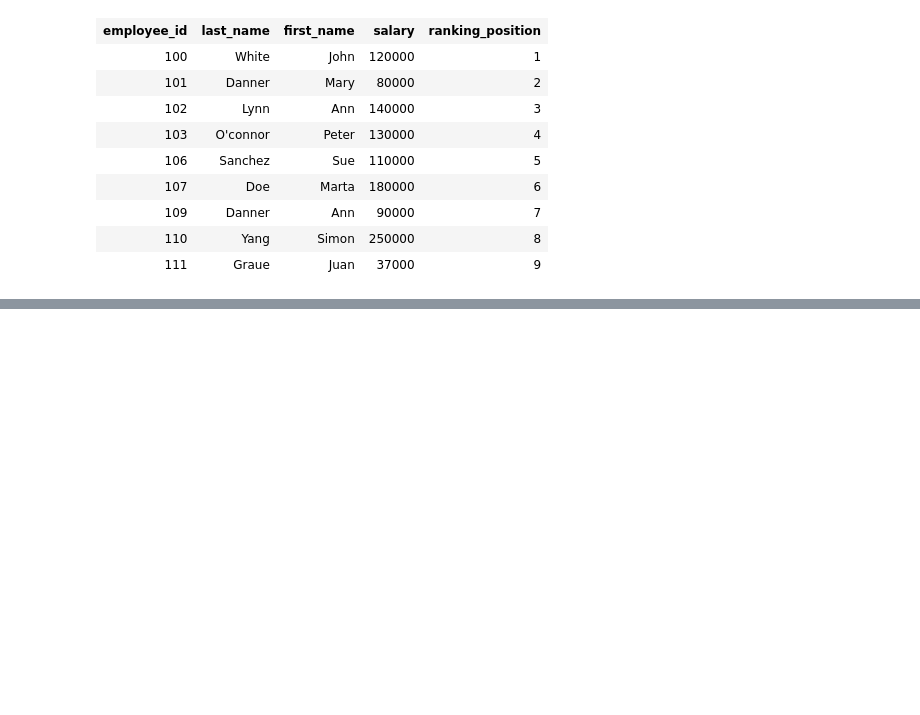
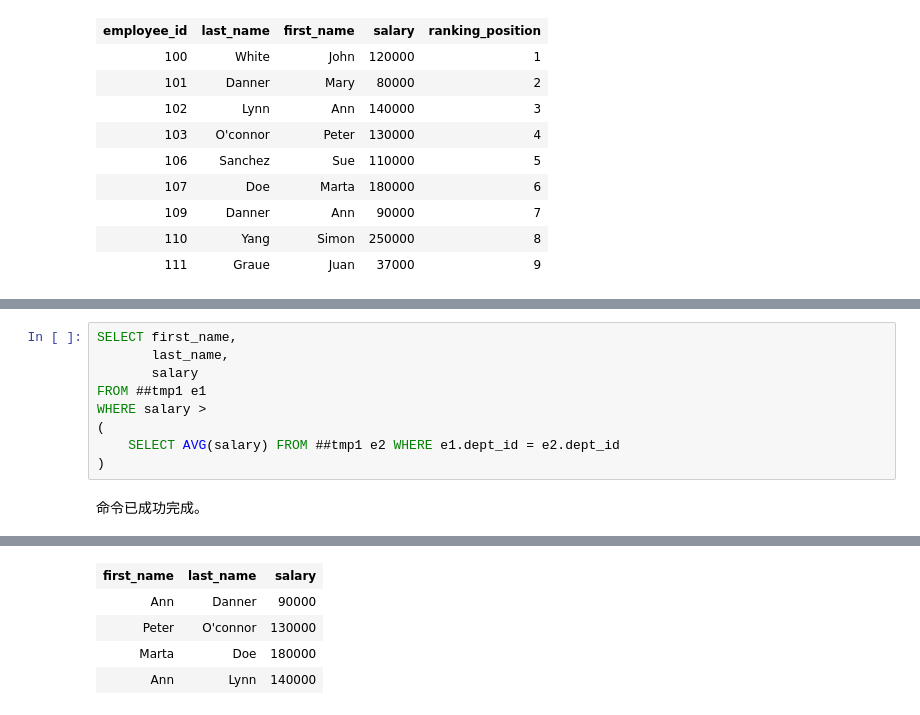
Before and after one commit to duchengli/Advanced-SQL, a Jupyter notebook: 25 Advanced SQL Query Examples.ipynb, the cells around one changed output, grey strips where cells are left out. Drawn from its saved outputs; the diff is of its cells as text; blank space fills up the shorter version.

```diff
--- a/25 Advanced SQL Query Examples.ipynb
+++ b/25 Advanced SQL Query Examples.ipynb
@@ -245,0 +281,11 @@ FROM ##tmp1
+# %%
+SELECT first_name,
+       last_name,
+       salary
+FROM ##tmp1 e1
+WHERE salary >
+(
+    SELECT AVG(salary) FROM ##tmp1 e2 WHERE e1.dept_id = e2.dept_id
+)
+# %% [output]
+命令已成功完成。
@@ -245,0 +293,5 @@ FROM ##tmp1
+| first_name | last_name | salary |
+| Ann | Danner | 90000 |
+| Peter | O'connor | 130000 |
+| Marta | Doe | 180000 |
+| Ann | Lynn | 140000 |
```
Also changed, not shown: parts of 7 cells of this notebook.
